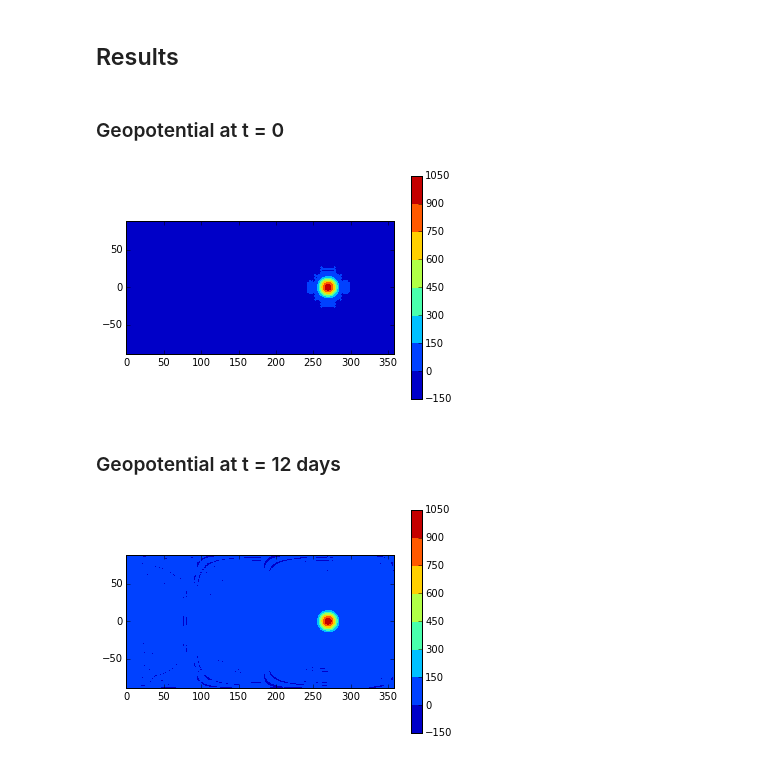
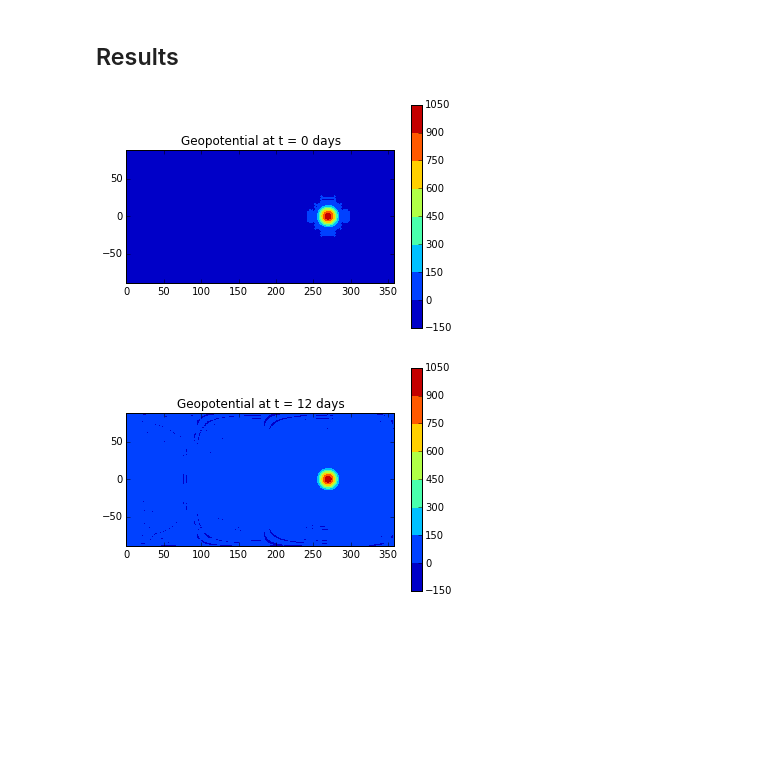
Before and after one commit to E3SM-Project/CMDV-testing, a Jupyter notebook: documentation/prototype/SWTC1.ipynb, the cells around one changed output. Cells and saved outputs as stored; diff of their text form; code cells hidden in the pictures; blank space fills up the shorter version.

Commit message:
Modified plotting options

```diff
--- a/documentation/prototype/SWTC1.ipynb
+++ b/documentation/prototype/SWTC1.ipynb
@@ -83,24 +83,23 @@ import netCDF4
 import matplotlib.pyplot as plt
 
 swtc1 = netCDF4.Dataset("swtc1/movies/swtc11.nc", "r")
+time  = swtc1.variables["time"][:]
 lat   = swtc1.variables["lat"][:]
 lon   = swtc1.variables["lon"][:]
 geop  = swtc1.variables["geop"][:,0,:,:]
-# %% [markdown]
-### Geopotential at t = 0
 # %%
 fig, ax  = plt.subplots()
 contours = ax.contourf(lon, lat, geop[0])
 cbar     = fig.colorbar(contours)
+ax.set_title("Geopotential at t = %d days" % time[0])
 ax.set_aspect("equal")
 # %% [output]
-[figure, old version]
+[figure, new version]
-# %% [markdown]
-### Geopotential at t = 12 days
 # %%
 fig, ax  = plt.subplots()
 contours = ax.contourf(lon, lat, geop[1])
 cbar     = fig.colorbar(contours)
+ax.set_title("Geopotential at t = %d days" % time[1])
 ax.set_aspect("equal")
 # %% [output]
-[figure, old version]
+[figure, new version]
```
